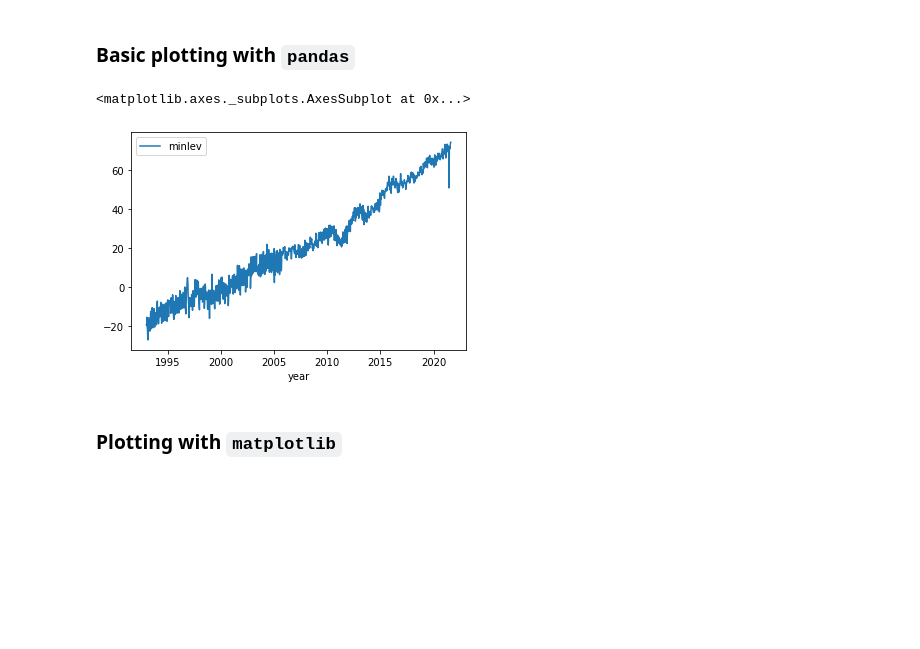
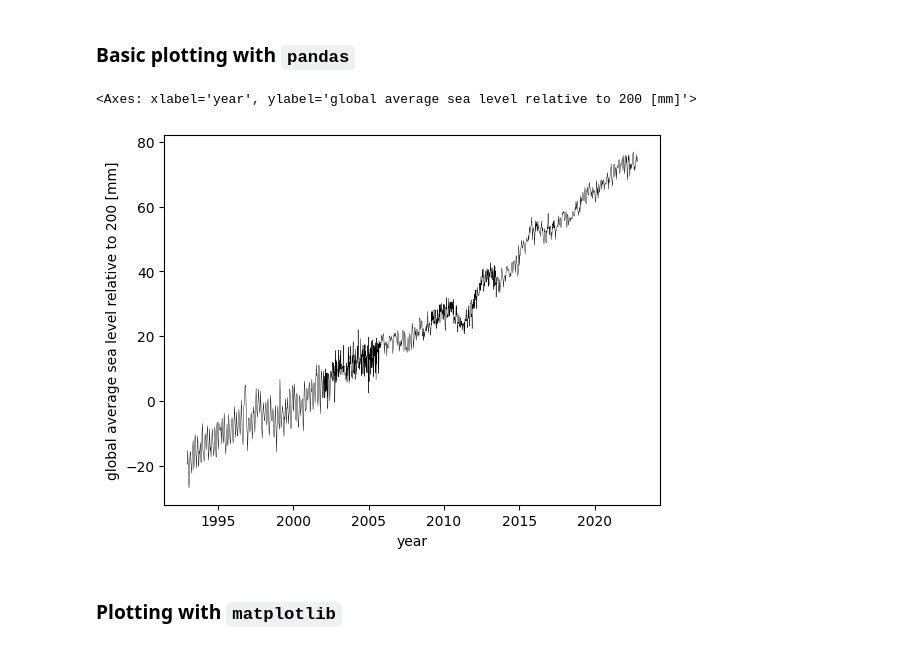
Before and after one commit to ReidelVichot/DSTEP23, a Jupyter notebook: week2/dstep23_matplotlib_intro1.ipynb, the cells around one changed output. Cells and saved outputs as stored; diff of their text form; code cells hidden in the pictures; blank space fills up the shorter version.

```diff
--- a/week2/dstep23_matplotlib_intro1.ipynb
+++ b/week2/dstep23_matplotlib_intro1.ipynb
@@ -27,10 +27,10 @@ slev = noaa[["TOPEX/Poseidon", "Jason-1", "Jason-2", "Jason-3"]].min(axis=1)
 noaa["minlev"] = slev
 # %%
 # -- make a plot using pandas
-noaa.plot("year", "minlev")
+noaa.plot("year", "minlev", ylabel="global average sea level relative to 200 [mm]", legend=False, color="k", linewidth=0.3)
 # %% [output]
-<matplotlib.axes._subplots.AxesSubplot at 0x...>
+<Axes: xlabel='year', ylabel='global average sea level relative to 200 [mm]'>
-[figure, old version]
+[figure, new version]
 # %%
 # -- let's look at the "documentation" for this plotting function
 noaa.plot?
```
